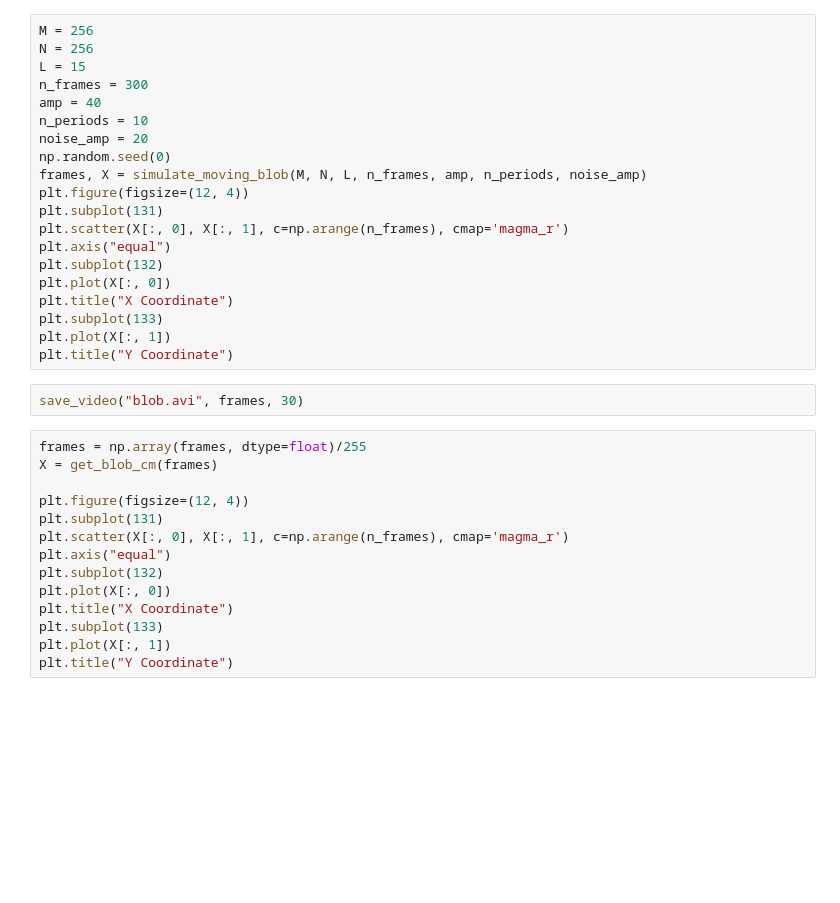
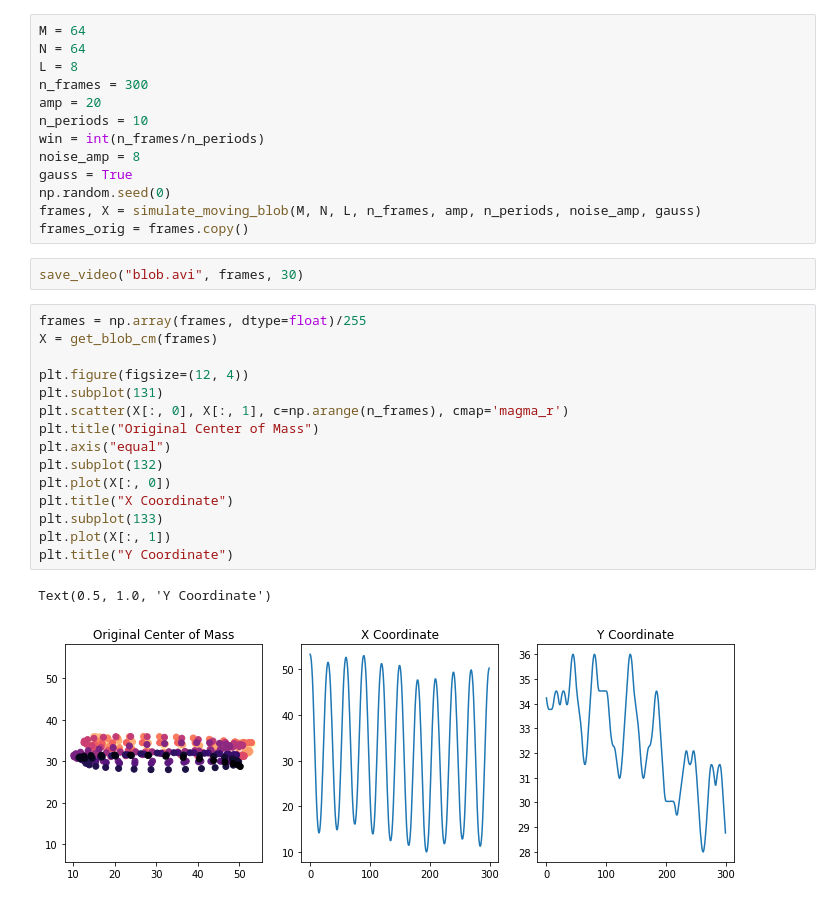
Before and after one commit to ctralie/deepcycles, a Jupyter notebook: DetrendingVideo.ipynb, the cells around one changed output. Drawn from its saved outputs; the diff is of its cells as text; blank space fills up the shorter version.

Commit message:
Got a basic proof of concept detrending a periodically moving blob

```diff
--- a/DetrendingVideo.ipynb
+++ b/DetrendingVideo.ipynb
@@ -26,39 +32,36 @@ torch.manual_seed(2)
 # %%
-M = 256
-N = 256
-L = 15
+M = 64
+N = 64
+L = 8
 n_frames = 300
-amp = 40
+amp = 20
 n_periods = 10
-noise_amp = 20
+win = int(n_frames/n_periods)
+noise_amp = 8
+gauss = True
 np.random.seed(0)
-frames, X = simulate_moving_blob(M, N, L, n_frames, amp, n_periods, noise_amp)
-plt.figure(figsize=(12, 4))
-plt.subplot(131)
-plt.scatter(X[:, 0], X[:, 1], c=np.arange(n_frames), cmap='magma_r')
-plt.axis("equal")
-plt.subplot(132)
-plt.plot(X[:, 0])
-plt.title("X Coordinate")
-plt.subplot(133)
-plt.plot(X[:, 1])
-plt.title("Y Coordinate")
+frames, X = simulate_moving_blob(M, N, L, n_frames, amp, n_periods, noise_amp, gauss)
+frames_orig = frames.copy()
 # %%
 save_video("blob.avi", frames, 30)
 # %%
 frames = np.array(frames, dtype=float)/255
 X = get_blob_cm(frames)
 
 plt.figure(figsize=(12, 4))
 plt.subplot(131)
 plt.scatter(X[:, 0], X[:, 1], c=np.arange(n_frames), cmap='magma_r')
+plt.title("Original Center of Mass")
 plt.axis("equal")
 plt.subplot(132)
 plt.plot(X[:, 0])
 plt.title("X Coordinate")
 plt.subplot(133)
 plt.plot(X[:, 1])
 plt.title("Y Coordinate")
+# %% [output]
+Text(0.5, 1.0, 'Y Coordinate')
+[figure, added]
 # %%
 X = frames[:, :, 0, :]
 X = np.moveaxis(X, [0, 1, 2], [1, 2, 0])
```
Also changed, not shown: parts of 5 cells of this notebook, 2 other files.
